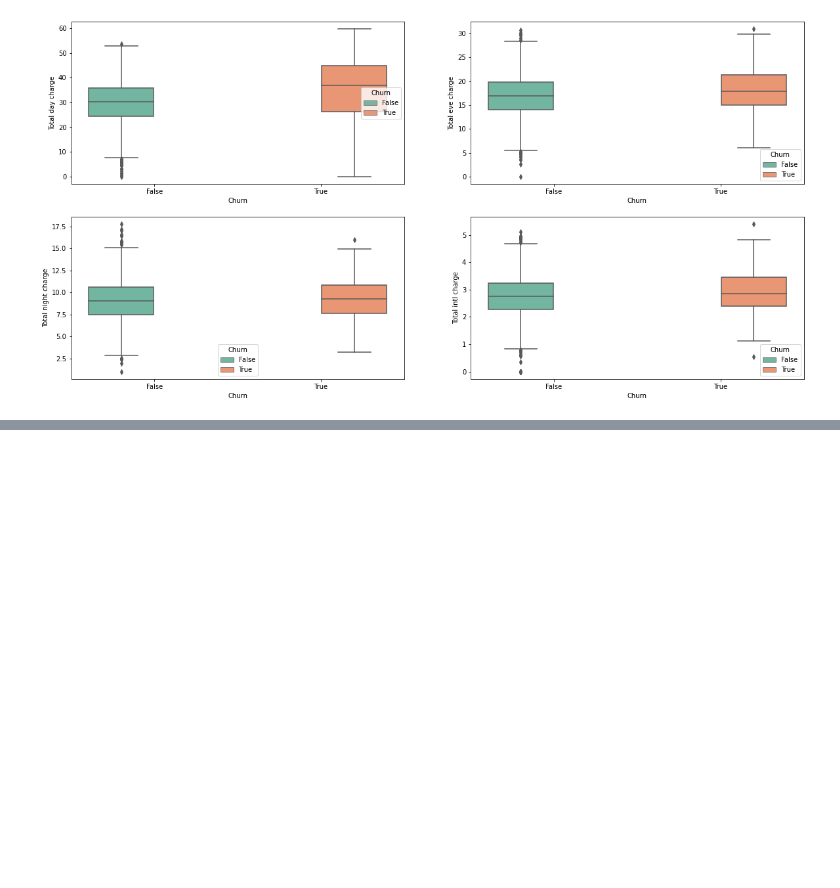
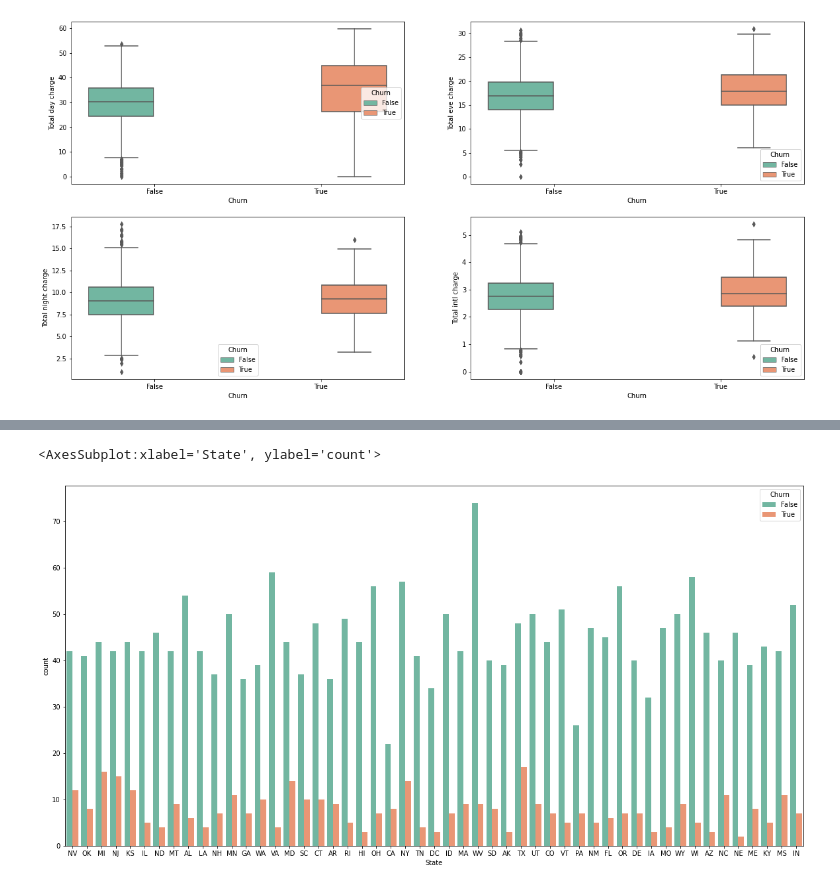
Before and after one commit to lucas-sls/Telecom_Churn, a Jupyter notebook: Telecom_churn.ipynb, the cells around one changed output, grey strips where cells are left out. Saved outputs shown, nothing was run; the diff lists cells and outputs as text; code cells hidden in the pictures; blank space fills up the shorter version.

```diff
--- a/Telecom_churn.ipynb
+++ b/Telecom_churn.ipynb
@@ -308,0 +343,7 @@ sns.boxplot(y='Total intl charge',x = 'Churn', hue = 'Churn',data = df_treino, a
+# %%
+fig , axarr = plt.subplots(1, 1,figsize=(20, 10))
+palette = 'Set2'
+sns.countplot(x='State', hue = 'Churn',data = df_treino, ax=axarr, palette=palette)
+# %% [output]
+<AxesSubplot:xlabel='State', ylabel='count'>
+[figure, added]
```
Also changed, not shown: parts of 7 cells of this notebook.
